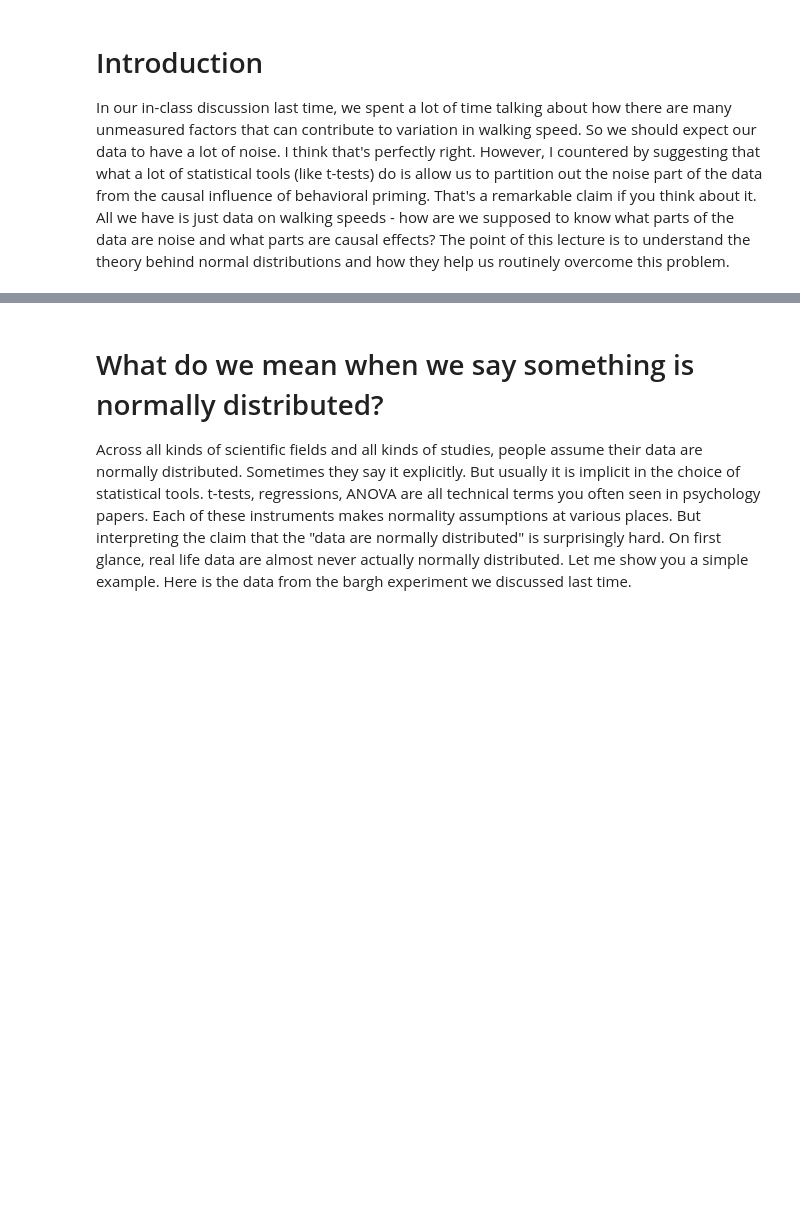
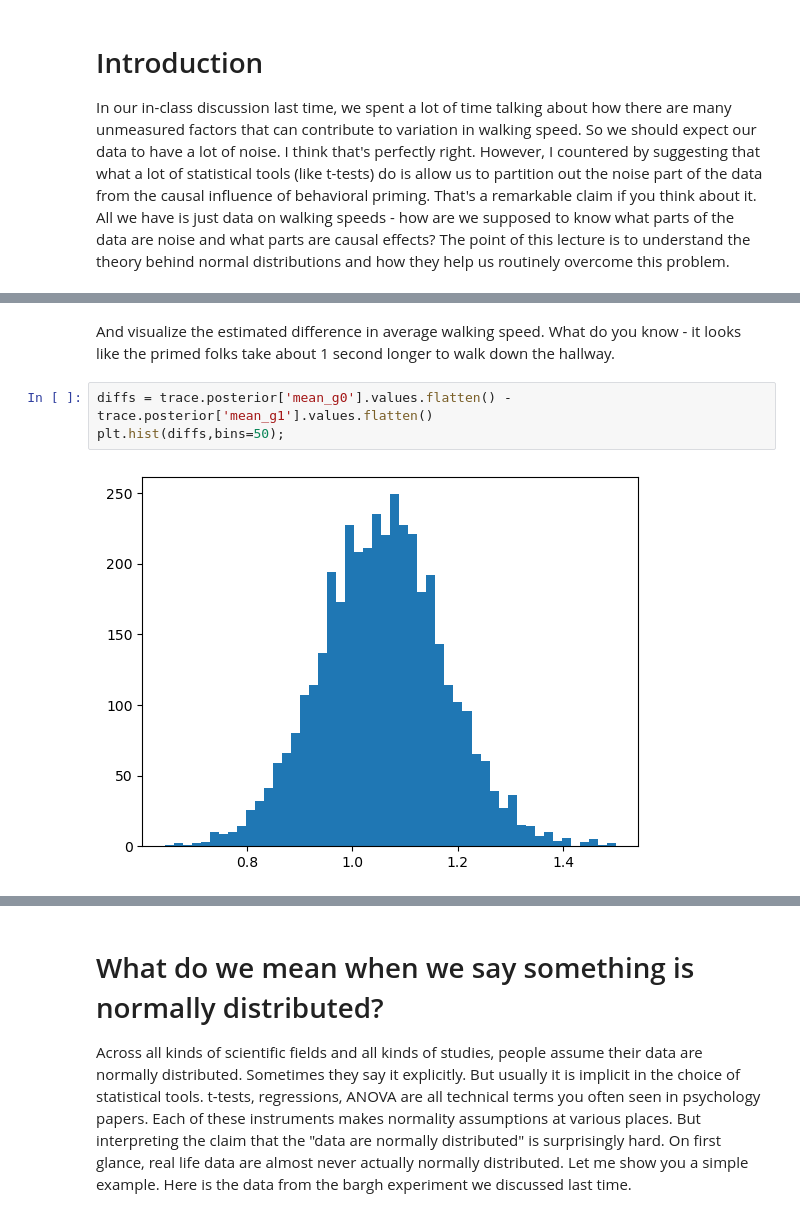
Before and after one commit to daniel-saunders-phil/cogs-303, a Jupyter notebook: lectures/Lecture 17 - Generating and testing normal distributions.ipynb, the cells around one changed output, grey strips where cells are left out. Drawn from its saved outputs; the diff is of its cells as text; blank space fills up the shorter version.

```diff
--- a/lectures/Lecture 17 - Generating and testing normal distributions.ipynb
+++ b/lectures/Lecture 17 - Generating and testing normal distributions.ipynb
@@ -4,0 +82,7 @@ In our in-class discussion last time, we spent a lot of time talking about how t
+# %% [markdown]
+And visualize the estimated difference in average walking speed. What do you know - it looks like the primed folks take about 1 second longer to walk down the hallway.
+# %%
+diffs = trace.posterior['mean_g0'].values.flatten() - trace.posterior['mean_g1'].values.flatten()
+plt.hist(diffs,bins=50);
+# %% [output]
+[figure, added]
```
Also changed, not shown: parts of 41 cells of this notebook, 1 other file.
